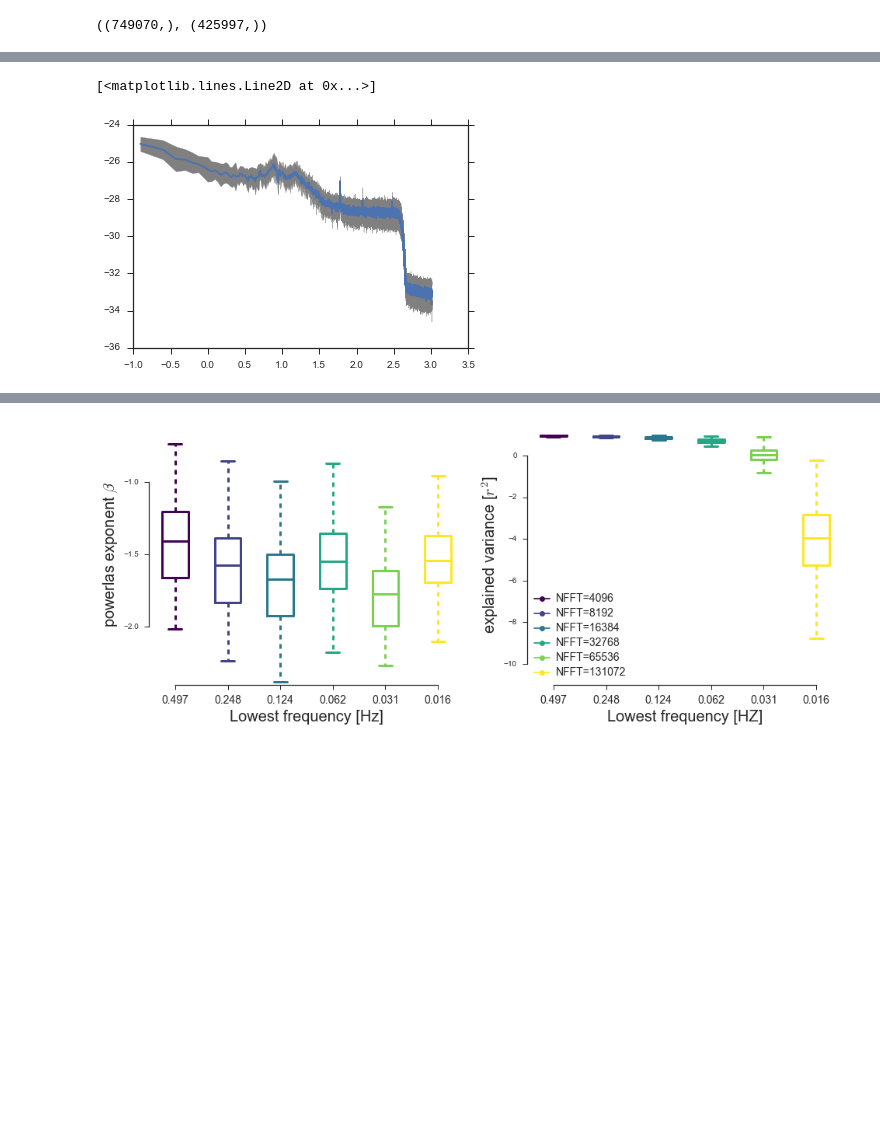
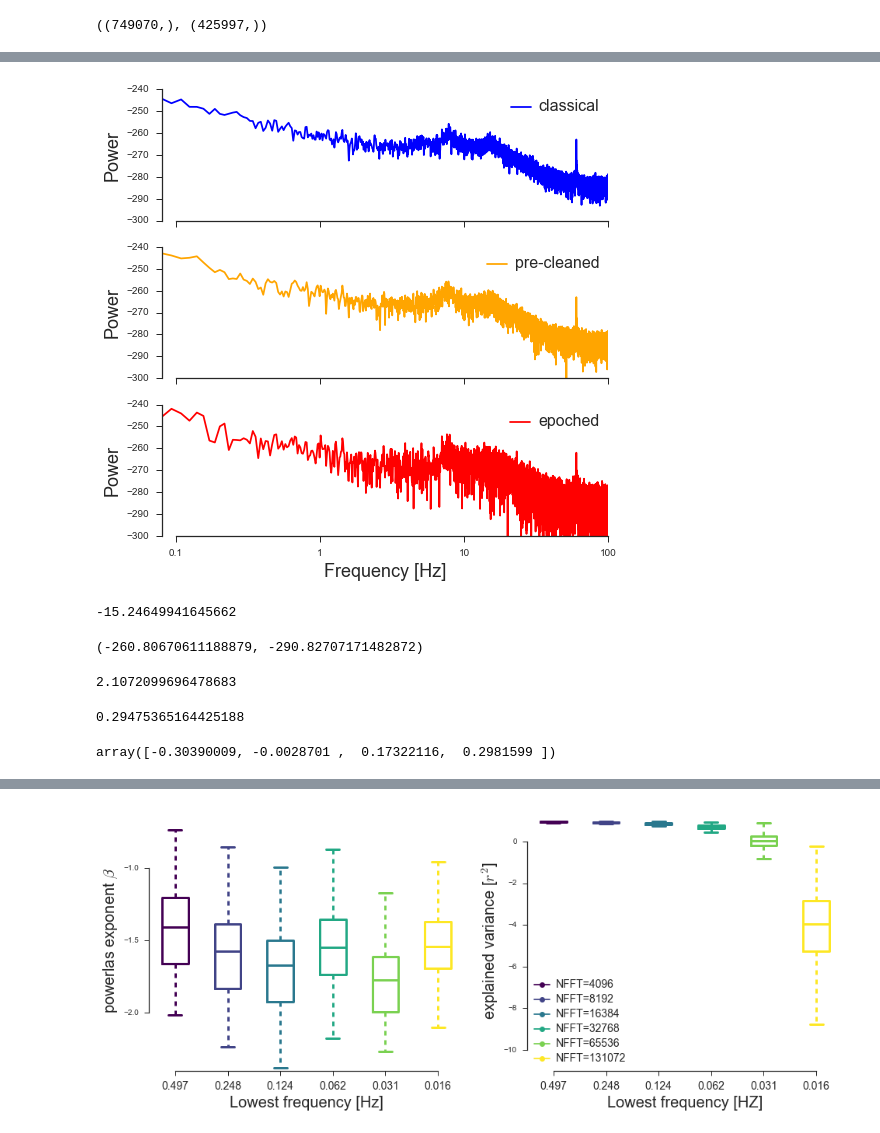
Before and after one commit to neurospin/meg_study_dynamic_scales, a Jupyter notebook: scripts/paper_check_powerlaw_fit.ipynb, the cells around one changed output, grey strips where cells are left out. Cells and saved outputs as stored; diff of their text form; code cells hidden in the pictures; blank space fills up the shorter version.

```diff
--- a/scripts/paper_check_powerlaw_fit.ipynb
+++ b/scripts/paper_check_powerlaw_fit.ipynb
@@ -290,10 +292,37 @@ plt.legend()
-# %%
-psd_std = np.log10(psd3_epochs).std(0).T
-psd_mean = np.log10(psd3_epochs).mean(0).T
-
-plt.fill_between(np.log10(freqs), (psd_mean + psd_std).ravel(),
-                                   (psd_mean - psd_std).ravel(), color='gray')
-plt.plot(np.log10(freqs), psd_mean)
-# %% [output]
-[<matplotlib.lines.Line2D at 0x...>]
-[figure, removed]
+# %%
+fig, axs = plt.subplots(3, 1, sharex=True, figsize=(8, 8))
+
+fs = 18
+axs[0].plot(np.log10(freqs), 10 * np.log10(psd1).T, label='classical', color='blue')
+axs[1].plot(np.log10(freqs), 10 * np.log10(psd2).T, label='pre-cleaned', color='orange')
+axs[2].plot(np.log10(freqs), 10 * np.log10(psd3).T, label='epoched', color='red')
+[[l.set_fontsize(16) for l in ax.legend().get_texts()] for ax in axs]
+for ii, ax in enumerate(axs):
+    if ii == 2:
+        ax.set_xlabel('Frequency [Hz]', fontsize=fs)
+    ax.set_ylabel('Power', fontsize=fs)
+    ax.set_xticks(np.log10([0.1, 1, 10, 100]))
+    ax.set_xticklabels([0.1, 1, 10, 100])
+    ax.set_ylim(-300, -240)
+    ax.set_xlim(np.log10(0.08), np.log10(100))
+
+sns.despine(trim=True)
+fig.savefig('paper_figures/check_welch_estimators_power.png', dpi=600)
+# %% [output]
+[figure, added]
+# %%
+lm.coef_.mean()
+# %% [output]
+-15.24649941645662
+# %%
+lm.intercept_.mean(), (lm.intercept_.mean() + lm.coef_.mean() * frange) + frange
+# %% [output]
+(-260.80670611188879, -290.82707171482872)
+# %%
+np.log10(freqs[fmask].max()) - np.log10(freqs[fmask].min())
+# %% [output]
+2.1072099696478683
+# %%
+np.log10(freqs[fmask].max() - freqs[fmask].min())
+# %% [output]
+0.29475365164425188
@@ -300,2 +332,6 @@ plt.plot(np.log10(freqs), psd_mean)
+# %%
+np.log10(freqs[fmask])
+# %% [output]
+array([-0.30390009, -0.0028701 ,  0.17322116,  0.2981599 ])
 # %%
 vals = list()
```
Also changed, not shown: parts of 27 cells of this notebook, 4 other files.
